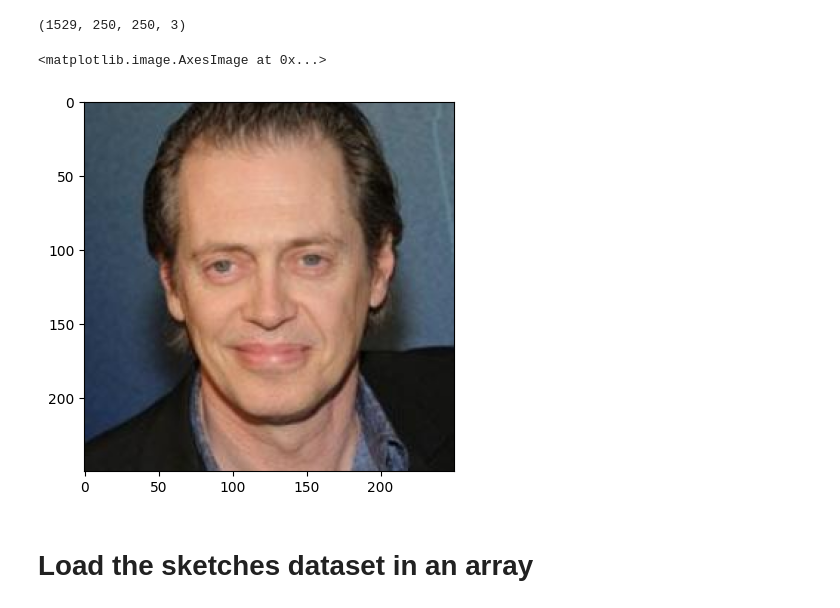
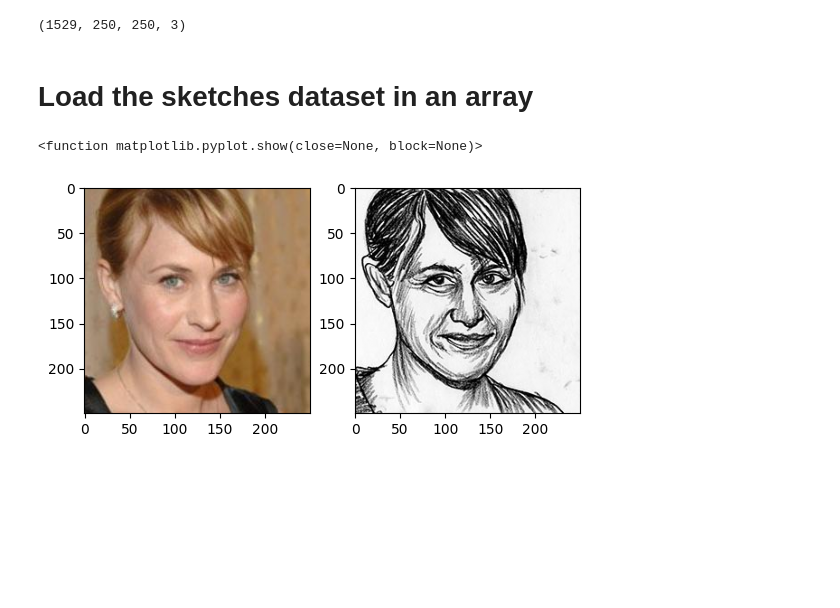
Before and after one commit to dcorballorenzo/FF2S, a Jupyter notebook: notebooks/Notebook Seb.ipynb, the cells around one changed output. Drawn from its saved outputs; the diff is of its cells as text; code cells hidden in the pictures; blank space fills up the shorter version.

```diff
--- a/notebooks/Notebook Seb.ipynb
+++ b/notebooks/Notebook Seb.ipynb
@@ -34,0 +35,11 @@ photo_list
+# %%
+# Define photo1 and sketch 1 path names
+photo_path_1 =os.path.join(os.getcwd(),"..","raw_data","photo","photo1")
+sketch_path_1 =os.path.join(os.getcwd(),"..","raw_data","sketch","sketch1")
+
+#Create two lists of the filenames in the corresponding paths and sort them
+photo_list_1 = os.listdir(photo_path_1)
+photo_list_1.sort()
+
+sketch_list_1 = os.listdir(sketch_path_1)
+sketch_list_1.sort()
@@ -34,0 +57,7 @@ photo_list
+# %%
+#Actualize the filenames lists (for future use)
+photo_list_1 = os.listdir(photo_path_1)
+photo_list_1.sort()
+
+sketch_list_1 = os.listdir(sketch_path_1)
+sketch_list_1.sort()
@@ -35,5 +143,4 @@ photo_list
 # %%
 #retrieve all the photos and put them in an array
 
-photo_array= np.asarray([np.asarray(plt.imread(path+image)) for image in photo_list])
-photo_array
+photo_array= np.asarray([np.asarray(plt.imread(os.path.join(photo_path_1,image))) for image in photo_list_1])/255
@@ -59,10 +148,21 @@ array([[[[ 50, 151, 117],
 photo_array.shape
 # %% [output]
 (1529, 250, 250, 3)
-# %%
-plt.imshow(photo_array[1])
-# %% [output]
-<matplotlib.image.AxesImage at 0x...>
-[figure, removed]
 # %% [markdown]
 # Load the sketches dataset in an array
+# %%
+#retrieve all the photos and put them in an array
+
+sketch_array= np.asarray([np.asarray(plt.imread(os.path.join(sketch_path_1,image))) for image in sketch_list_1])/255
+# %%
+#Check that the 2nd photo corresponds to the 2nd sketch
+plt.subplot(1,2,1)
+plt.imshow(photo_array[1000])
+
+plt.subplot(1,2,2)
+plt.imshow(sketch_array[1000])
+
+plt.show
+# %% [output]
+<function matplotlib.pyplot.show(close=None, block=None)>
+[figure, added]
```
Also changed, not shown: parts of 23 cells of this notebook, 1 other file.
